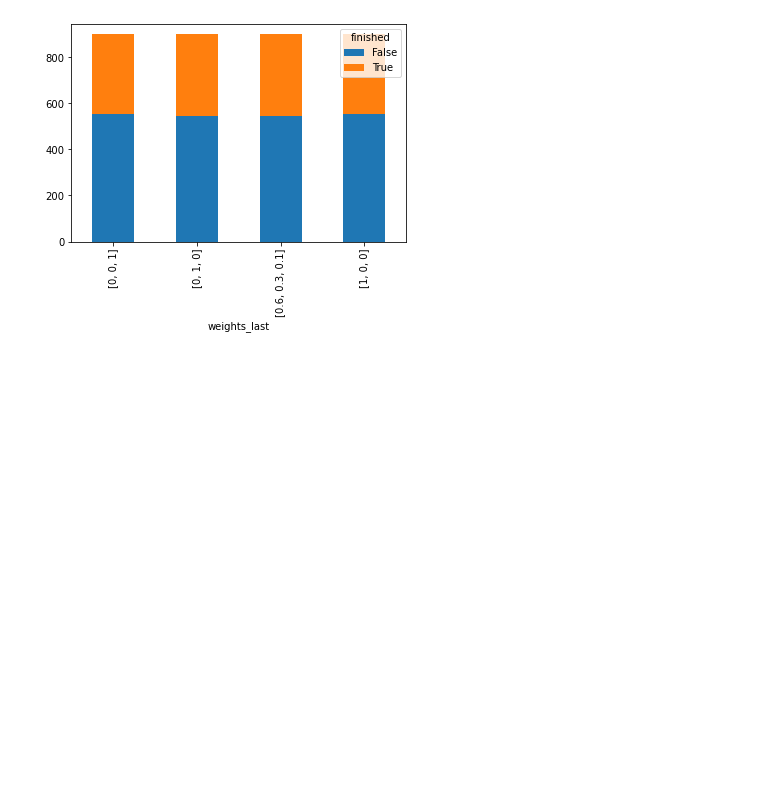
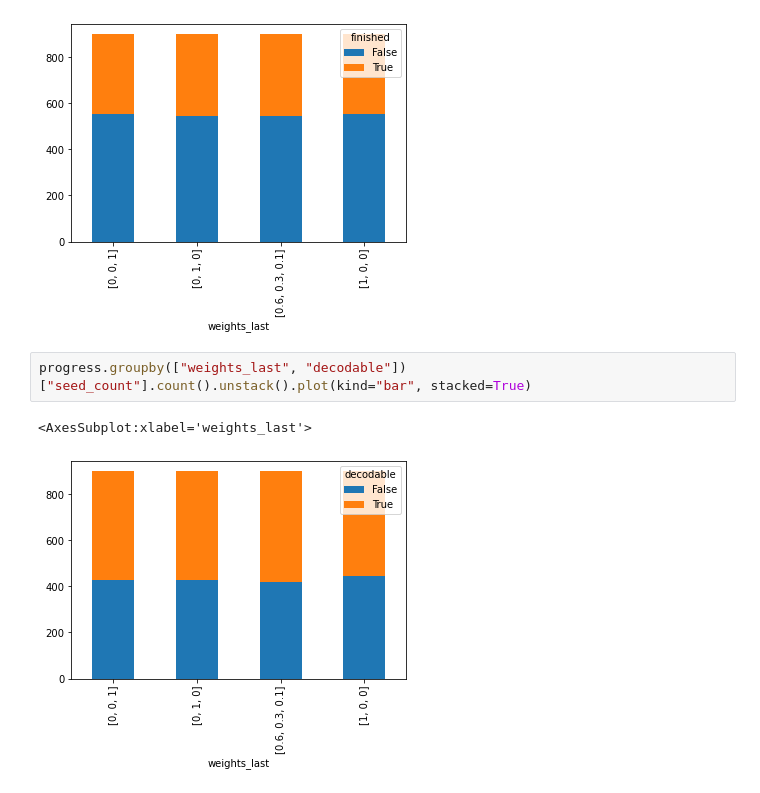
Before and after one commit to jlandercy/pysgrs, a Jupyter notebook: nootebooks/CheckData.ipynb, the cells around one changed output. Drawn from its saved outputs; the diff is of its cells as text; blank space fills up the shorter version.

```diff
--- a/nootebooks/CheckData.ipynb
+++ b/nootebooks/CheckData.ipynb
@@ -258,3 +258,8 @@ progress.groupby(["weights_last", "finished"])["seed_count"].count().unstack().p
 # %% [output]
 <AxesSubplot:xlabel='weights_last'>
 [figure]
+# %%
+progress.groupby(["weights_last", "decodable"])["seed_count"].count().unstack().plot(kind="bar", stacked=True)
+# %% [output]
+<AxesSubplot:xlabel='weights_last'>
+[figure, added]
```
Also changed, not shown: parts of 4 cells of this notebook, 1 other file.
